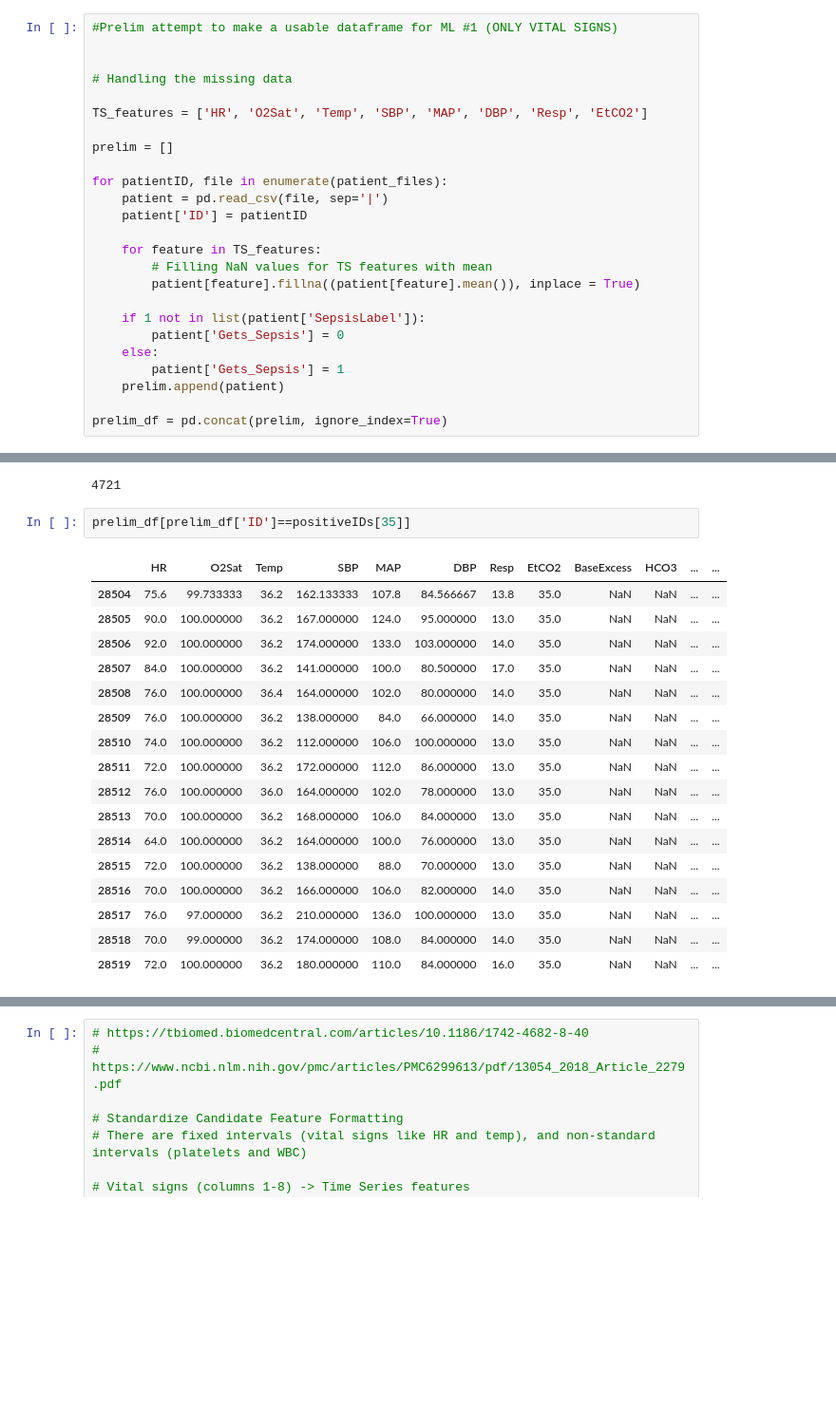
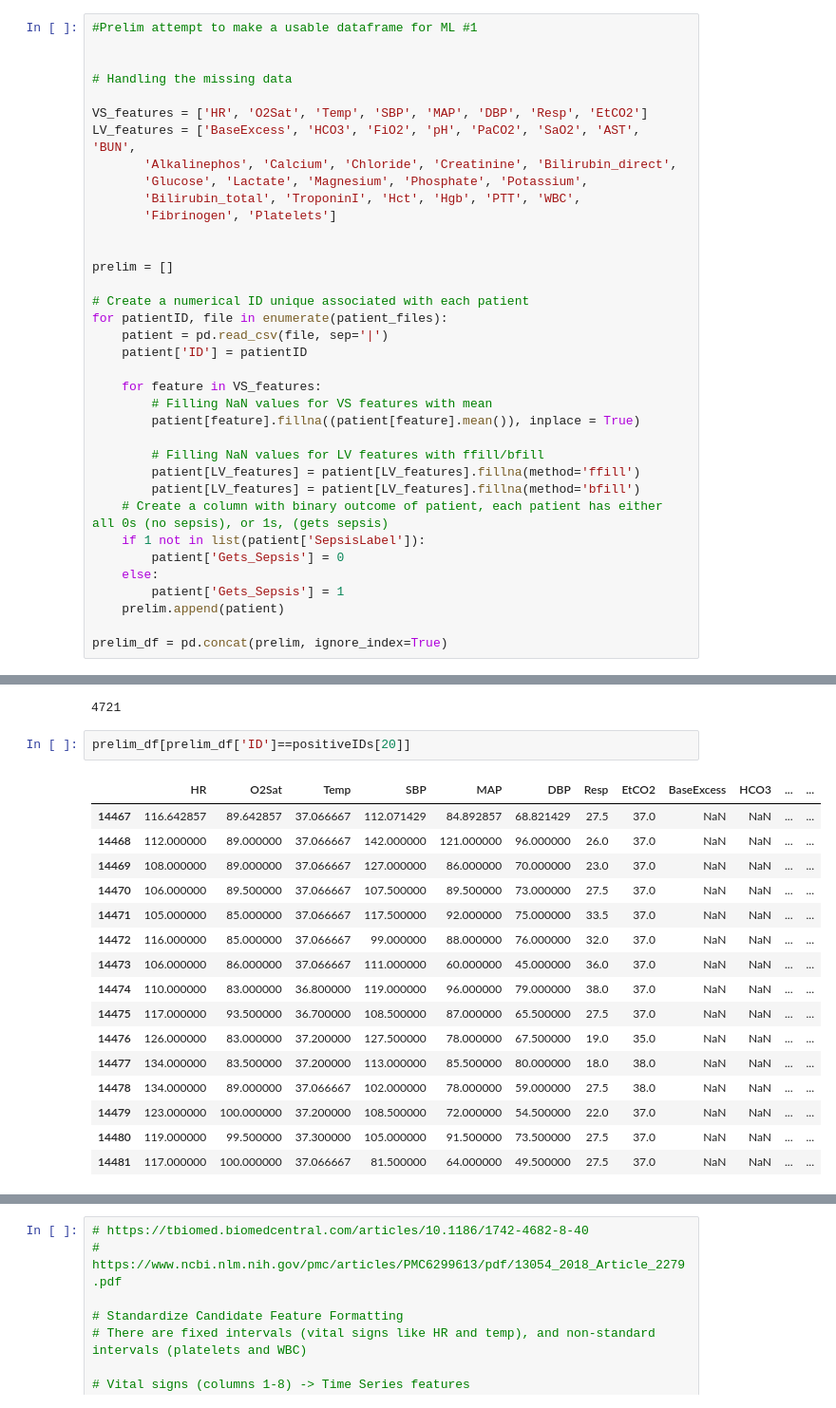
Before and after one commit to Fryman93/SprungBoard, a Jupyter notebook: Capstone 2/Sepsis/Sepsis.ipynb, the cells around one changed output, grey strips where cells are left out. Shown at 95% size. Drawn from its saved outputs; the diff is of its cells as text; blank space fills up the shorter version.

```diff
--- a/Capstone 2/Sepsis/Sepsis.ipynb
+++ b/Capstone 2/Sepsis/Sepsis.ipynb
@@ -285,21 +202,32 @@ test.head()
 # %%
-#Prelim attempt to make a usable dataframe for ML #1 (ONLY VITAL SIGNS)
+#Prelim attempt to make a usable dataframe for ML #1
 
 
 # Handling the missing data
 
-TS_features = ['HR', 'O2Sat', 'Temp', 'SBP', 'MAP', 'DBP', 'Resp', 'EtCO2']
+VS_features = ['HR', 'O2Sat', 'Temp', 'SBP', 'MAP', 'DBP', 'Resp', 'EtCO2']
+LV_features = ['BaseExcess', 'HCO3', 'FiO2', 'pH', 'PaCO2', 'SaO2', 'AST', 'BUN',
+       'Alkalinephos', 'Calcium', 'Chloride', 'Creatinine', 'Bilirubin_direct',
+       'Glucose', 'Lactate', 'Magnesium', 'Phosphate', 'Potassium',
+       'Bilirubin_total', 'TroponinI', 'Hct', 'Hgb', 'PTT', 'WBC',
+       'Fibrinogen', 'Platelets']
+
 
 prelim = []
 
+# Create a numerical ID unique associated with each patient
 for patientID, file in enumerate(patient_files):
     patient = pd.read_csv(file, sep='|')
     patient['ID'] = patientID
 
-    for feature in TS_features:
-        # Filling NaN values for TS features with mean
+    for feature in VS_features:
+        # Filling NaN values for VS features with mean
         patient[feature].fillna((patient[feature].mean()), inplace = True)
 
+        # Filling NaN values for LV features with ffill/bfill
+        patient[LV_features] = patient[LV_features].fillna(method='ffill')
+        patient[LV_features] = patient[LV_features].fillna(method='bfill')
+    # Create a column with binary outcome of patient, each patient has either all 0s (no sepsis), or 1s, (gets sepsis)
     if 1 not in list(patient['SepsisLabel']):
         patient['Gets_Sepsis'] = 0
     else:
@@ -345,22 +295,21 @@ len(negativeIDs)
 # %% [output]
 4721
 # %%
-prelim_df[prelim_df['ID']==positiveIDs[35]]
+prelim_df[prelim_df['ID']==positiveIDs[20]]
 # %% [output]
 |  | HR | O2Sat | Temp | SBP | MAP | DBP | Resp | EtCO2 | BaseExcess | HCO3 | ... | ... |
-| 28504 | 75.6 | 99.733333 | 36.2 | 162.133333 | 107.8 | 84.566667 | 13.8 | 35.0 | NaN | NaN | ... | ... |
-| 28505 | 90.0 | 100.000000 | 36.2 | 167.000000 | 124.0 | 95.000000 | 13.0 | 35.0 | NaN | NaN | ... | ... |
-| 28506 | 92.0 | 100.000000 | 36.2 | 174.000000 | 133.0 | 103.000000 | 14.0 | 35.0 | NaN | NaN | ... | ... |
-| 28507 | 84.0 | 100.000000 | 36.2 | 141.000000 | 100.0 | 80.500000 | 17.0 | 35.0 | NaN | NaN | ... | ... |
-| 28508 | 76.0 | 100.000000 | 36.4 | 164.000000 | 102.0 | 80.000000 | 14.0 | 35.0 | NaN | NaN | ... | ... |
-| 28509 | 76.0 | 100.000000 | 36.2 | 138.000000 | 84.0 | 66.000000 | 14.0 | 35.0 | NaN | NaN | ... | ... |
-| 28510 | 74.0 | 100.000000 | 36.2 | 112.000000 | 106.0 | 100.000000 | 13.0 | 35.0 | NaN | NaN | ... | ... |
-| 28511 | 72.0 | 100.000000 | 36.2 | 172.000000 | 112.0 | 86.000000 | 13.0 | 35.0 | NaN | NaN | ... | ... |
-| 28512 | 76.0 | 100.000000 | 36.0 | 164.000000 | 102.0 | 78.000000 | 13.0 | 35.0 | NaN | NaN | ... | ... |
-| 28513 | 70.0 | 100.000000 | 36.2 | 168.000000 | 106.0 | 84.000000 | 13.0 | 35.0 | NaN | NaN | ... | ... |
-| 28514 | 64.0 | 100.000000 | 36.2 | 164.000000 | 100.0 | 76.000000 | 13.0 | 35.0 | NaN | NaN | ... | ... |
-| 28515 | 72.0 | 100.000000 | 36.2 | 138.000000 | 88.0 | 70.000000 | 13.0 | 35.0 | NaN | NaN | ... | ... |
-| 28516 | 70.0 | 100.000000 | 36.2 | 166.000000 | 106.0 | 82.000000 | 14.0 | 35.0 | NaN | NaN | ... | ... |
-| 28517 | 76.0 | 97.000000 | 36.2 | 210.000000 | 136.0 | 100.000000 | 13.0 | 35.0 | NaN | NaN | ... | ... |
-| 28518 | 70.0 | 99.000000 | 36.2 | 174.000000 | 108.0 | 84.000000 | 14.0 | 35.0 | NaN | NaN | ... | ... |
-| 28519 | 72.0 | 100.000000 | 36.2 | 180.000000 | 110.0 | 84.000000 | 16.0 | 35.0 | NaN | NaN | ... | ... |
+| 14467 | 116.642857 | 89.642857 | 37.066667 | 112.071429 | 84.892857 | 68.821429 | 27.5 | 37.0 | NaN | NaN | ... | ... |
+| 14468 | 112.000000 | 89.000000 | 37.066667 | 142.000000 | 121.000000 | 96.000000 | 26.0 | 37.0 | NaN | NaN | ... | ... |
+| 14469 | 108.000000 | 89.000000 | 37.066667 | 127.000000 | 86.000000 | 70.000000 | 23.0 | 37.0 | NaN | NaN | ... | ... |
+| 14470 | 106.000000 | 89.500000 | 37.066667 | 107.500000 | 89.500000 | 73.000000 | 27.5 | 37.0 | NaN | NaN | ... | ... |
+| 14471 | 105.000000 | 85.000000 | 37.066667 | 117.500000 | 92.000000 | 75.000000 | 33.5 | 37.0 | NaN | NaN | ... | ... |
+| 14472 | 116.000000 | 85.000000 | 37.066667 | 99.000000 | 88.000000 | 76.000000 | 32.0 | 37.0 | NaN | NaN | ... | ... |
+| 14473 | 106.000000 | 86.000000 | 37.066667 | 111.000000 | 60.000000 | 45.000000 | 36.0 | 37.0 | NaN | NaN | ... | ... |
+| 14474 | 110.000000 | 83.000000 | 36.800000 | 119.000000 | 96.000000 | 79.000000 | 38.0 | 37.0 | NaN | NaN | ... | ... |
+| 14475 | 117.000000 | 93.500000 | 36.700000 | 108.500000 | 87.000000 | 65.500000 | 27.5 | 37.0 | NaN | NaN | ... | ... |
+| 14476 | 126.000000 | 83.000000 | 37.200000 | 127.500000 | 78.000000 | 67.500000 | 19.0 | 35.0 | NaN | NaN | ... | ... |
+| 14477 | 134.000000 | 83.500000 | 37.200000 | 113.000000 | 85.500000 | 80.000000 | 18.0 | 38.0 | NaN | NaN | ... | ... |
+| 14478 | 134.000000 | 89.000000 | 37.066667 | 102.000000 | 78.000000 | 59.000000 | 27.5 | 38.0 | NaN | NaN | ... | ... |
+| 14479 | 123.000000 | 100.000000 | 37.200000 | 108.500000 | 72.000000 | 54.500000 | 22.0 | 37.0 | NaN | NaN | ... | ... |
+| 14480 | 119.000000 | 99.500000 | 37.300000 | 105.000000 | 91.500000 | 73.500000 | 27.5 | 37.0 | NaN | NaN | ... | ... |
+| 14481 | 117.000000 | 100.000000 | 37.066667 | 81.500000 | 64.000000 | 49.500000 | 27.5 | 37.0 | NaN | NaN | ... | ... |
```
Also changed, not shown: parts of 29 cells of this notebook.
